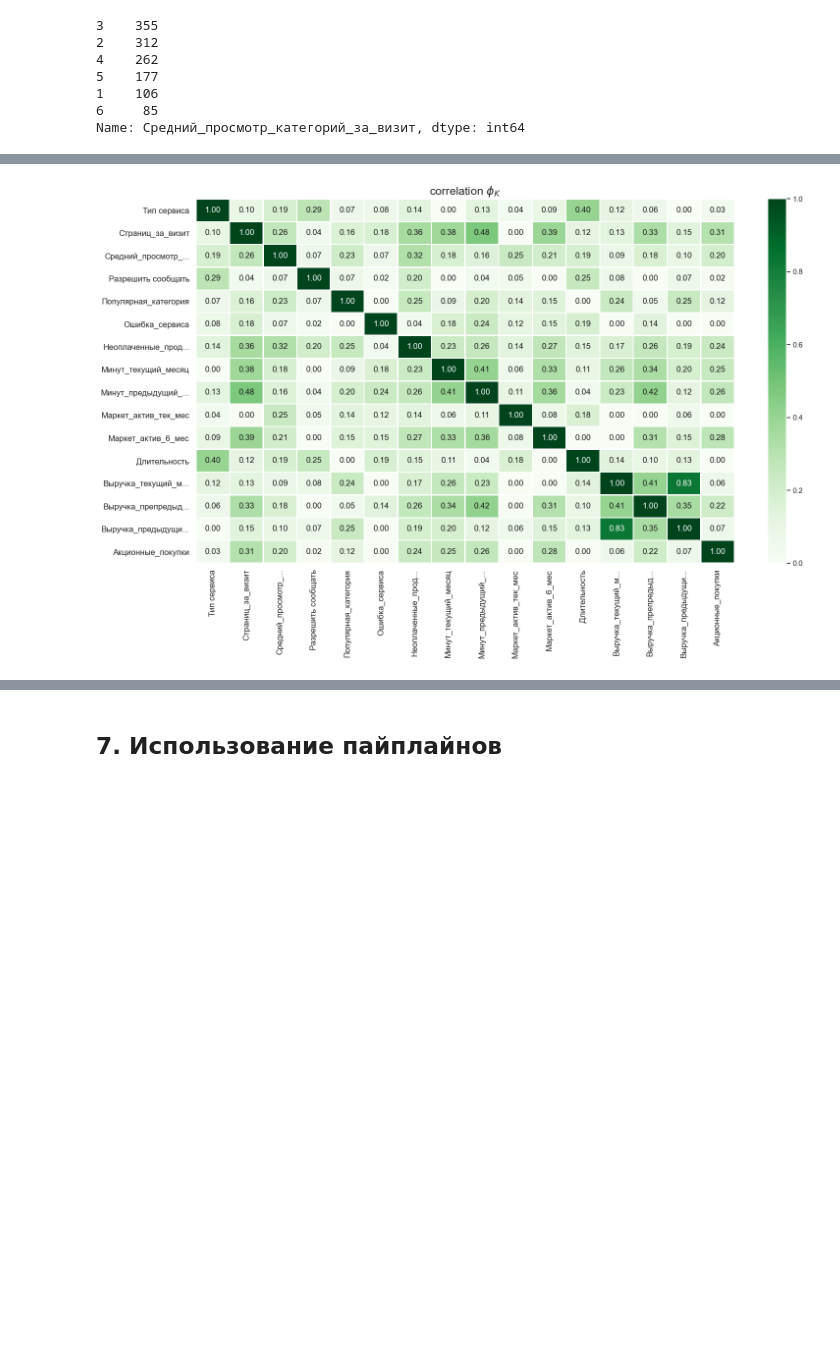
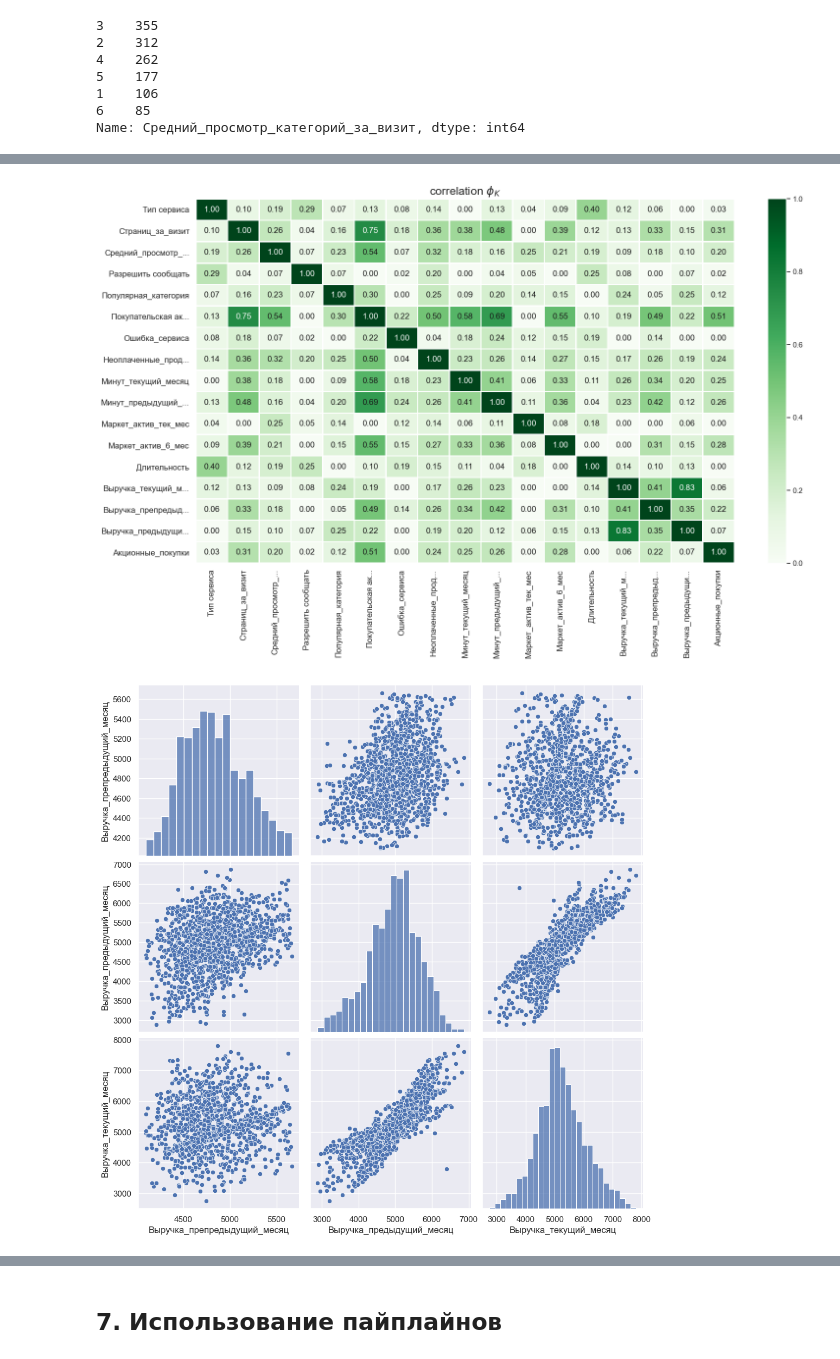
Before and after one commit to theotheo46/ds, a Jupyter notebook: vodinclick.ipynb, the cells around one changed output, grey strips where cells are left out. Saved outputs shown, nothing was run; the diff lists cells and outputs as text; code cells hidden in the pictures; blank space fills up the shorter version.

```diff
--- a/vodinclick.ipynb
+++ b/vodinclick.ipynb
@@ -56,17 +63,22 @@ from sklearn.preprocessing import OneHotEncoder, OrdinalEncoder, StandardScaler,
 from sklearn.compose import ColumnTransformer
 from sklearn.impute import SimpleImputer
 from sklearn.metrics import roc_auc_score
-from sklearn.model_selection import RandomizedSearchCV
+from sklearn.model_selection import RandomizedSearchCV, GridSearchCV
 from sklearn.linear_model import LogisticRegression
 from sklearn.neighbors import KNeighborsClassifier
 from sklearn.tree import DecisionTreeClassifier
 from matplotlib.axes._axes import _log as matplotlib_axes_logger
 from phik import phik_matrix
 from phik.report import plot_correlation_matrix
+from sklearn.svm import SVC
+import shap
 matplotlib_axes_logger.setLevel('ERROR')
 import warnings
 warnings.simplefilter(action='ignore', category=FutureWarning)
 
+
+pd.set_option('max_colwidth', -1)
+
 RANDOM_STATE = 42
 TEST_SIZE = 0.25
 sns.set()
@@ -500,7 +512,9 @@ Name: Средний_просмотр_категорий_за_визит, dtype:
 # %%
 interval_cols = df_market_all_active.select_dtypes(include=np.number).columns.difference(['id'])
 
-phik_overview = phik_matrix(df_market_all_active[df_market_all_active.columns.difference(['id']).difference(['Покупательская активность'])], interval_cols=list(interval_cols))
+#phik_overview = phik_matrix(df_market_all_active[df_market_all_active.columns.difference(['id']).difference(['Покупательская активность'])], interval_cols=list(interval_cols))
+phik_overview = phik_matrix(df_market_all_active[df_market_all_active.columns.difference(['id'])], interval_cols=list(interval_cols))
+
 display(phik_overview)
 plot_correlation_matrix(
     phik_overview.values,
@@ -511,6 +525,9 @@ plot_correlation_matrix(
     fontsize_factor=1.2,
     figsize=(16, 10)
 )
+
+sns.pairplot(df_market_all_active[['Выручка_препредыдущий_месяц', 'Выручка_предыдущий_месяц', 'Выручка_текущий_месяц']], height=3.5)
+plt.show()
 # %% [output]
 |  | Акционные_покупки | Выручка_предыдущий_месяц | Выручка_препредыдущий_месяц | Выручка_текущий_месяц | Длительность | ... |
 | Акционные_покупки | 1.000000 | 0.069144 | 0.224668 | 0.063544 | 0.000000 | ... |
@@ -527,6 +545,7 @@ plot_correlation_matrix(
 | Популярная_категория | 0.122840 | 0.249578 | 0.047188 | 0.239610 | 0.000000 | ... |
 | Разрешить сообщать | 0.017252 | 0.069182 | 0.000000 | 0.079581 | 0.253618 | ... |
 | Средний_просмотр_категорий_за_визит | 0.199417 | 0.098538 | 0.176040 | 0.087571 | 0.190417 | ... |
 | Страниц_за_визит | 0.310741 | 0.145953 | 0.334298 | 0.132807 | 0.120363 | ... |
 | Тип сервиса | 0.033339 | 0.000000 | 0.064912 | 0.123721 | 0.404746 | ... |
-[figure, old version]
+[figure, new version]
+[figure, added]
```
Also changed, not shown: parts of 20 cells of this notebook.
